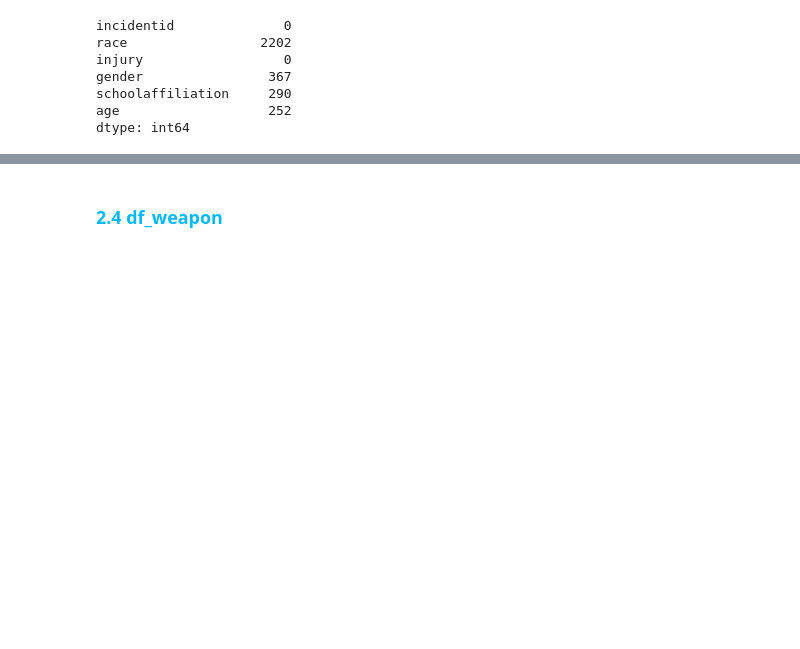
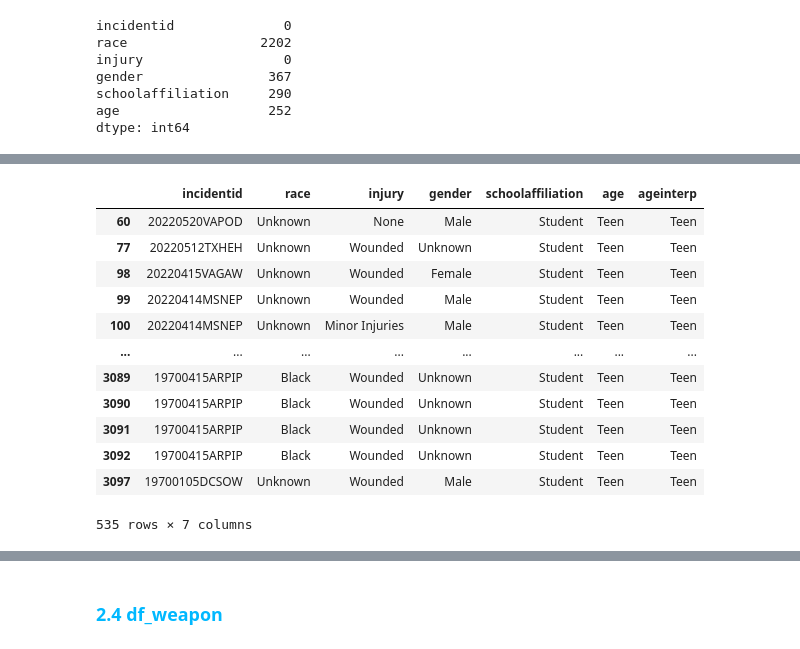
Before and after one commit to mariliabrito/gunviolence, a Jupyter notebook: Violência_Escolar.ipynb, the cells around one changed output, grey strips where cells are left out. Cells and saved outputs as stored; diff of their text form; code cells hidden in the pictures; blank space fills up the shorter version.

```diff
--- a/Violência_Escolar.ipynb
+++ b/Violência_Escolar.ipynb
@@ -556,0 +589,3 @@ df_victm['ageinterp'] = df_victm['age'].fillna(df_victm['age'].interpolate(metho
+# %%
+# Preenchendo valores nulos como unknown
+df_victm['age'].fillna('Unknown',inplace=True)
@@ -556,0 +604,16 @@ df_victm['ageinterp'] = df_victm['age'].fillna(df_victm['age'].interpolate(metho
+# %%
+df_victm[df_victm['ageinterp'] == 'Teen']
+# %% [output]
+|  | incidentid | race | injury | gender | schoolaffiliation | age | ageinterp |
+| 60 | 20220520VAPOD | Unknown | None | Male | Student | Teen | Teen |
+| 77 | 20220512TXHEH | Unknown | Wounded | Unknown | Student | Teen | Teen |
+| 98 | 20220415VAGAW | Unknown | Wounded | Female | Student | Teen | Teen |
+| 99 | 20220414MSNEP | Unknown | Wounded | Male | Student | Teen | Teen |
+| 100 | 20220414MSNEP | Unknown | Minor Injuries | Male | Student | Teen | Teen |
+| ... | ... | ... | ... | ... | ... | ... | ... |
+| 3089 | 19700415ARPIP | Black | Wounded | Unknown | Student | Teen | Teen |
+| 3090 | 19700415ARPIP | Black | Wounded | Unknown | Student | Teen | Teen |
+| 3091 | 19700415ARPIP | Black | Wounded | Unknown | Student | Teen | Teen |
+| 3092 | 19700415ARPIP | Black | Wounded | Unknown | Student | Teen | Teen |
+| 3097 | 19700105DCSOW | Unknown | Wounded | Male | Student | Teen | Teen |
+535 rows × 7 columns
```
Also changed, not shown: parts of 22 cells of this notebook.
